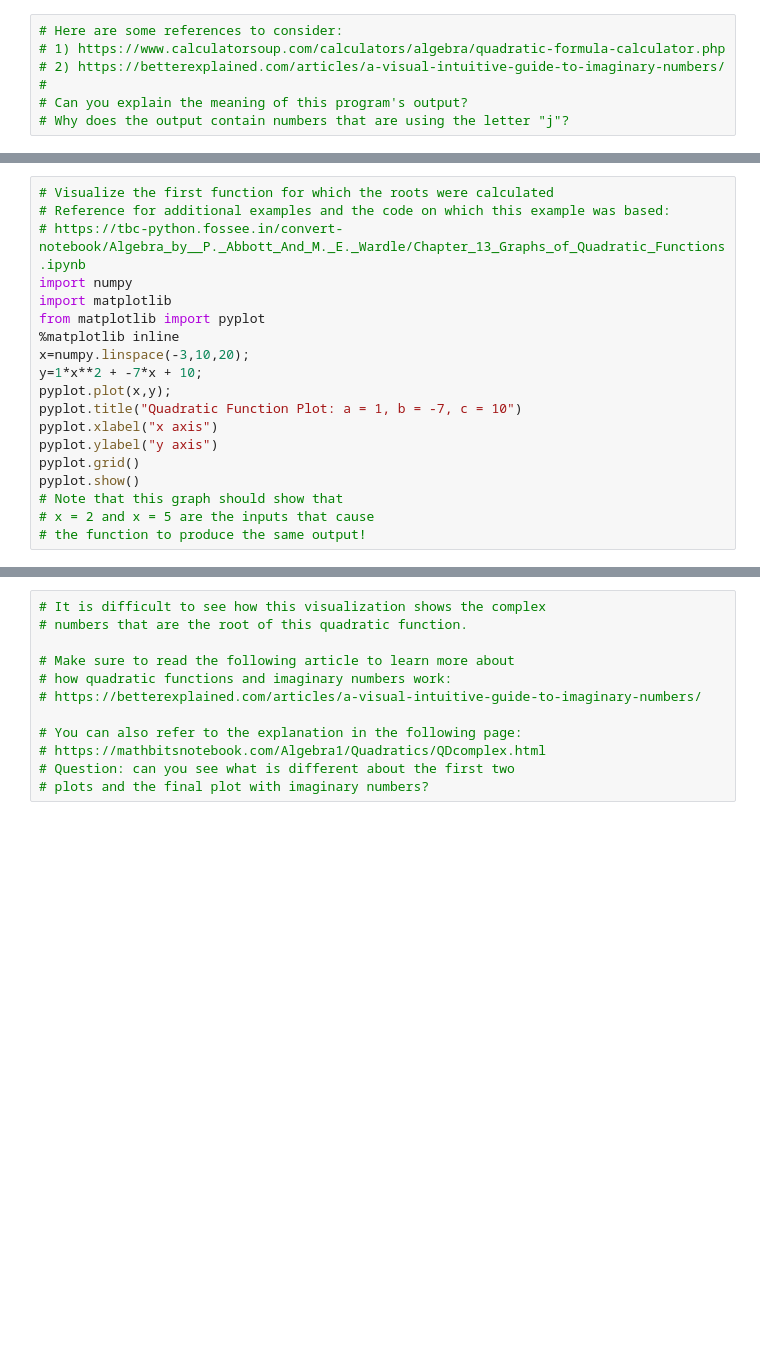
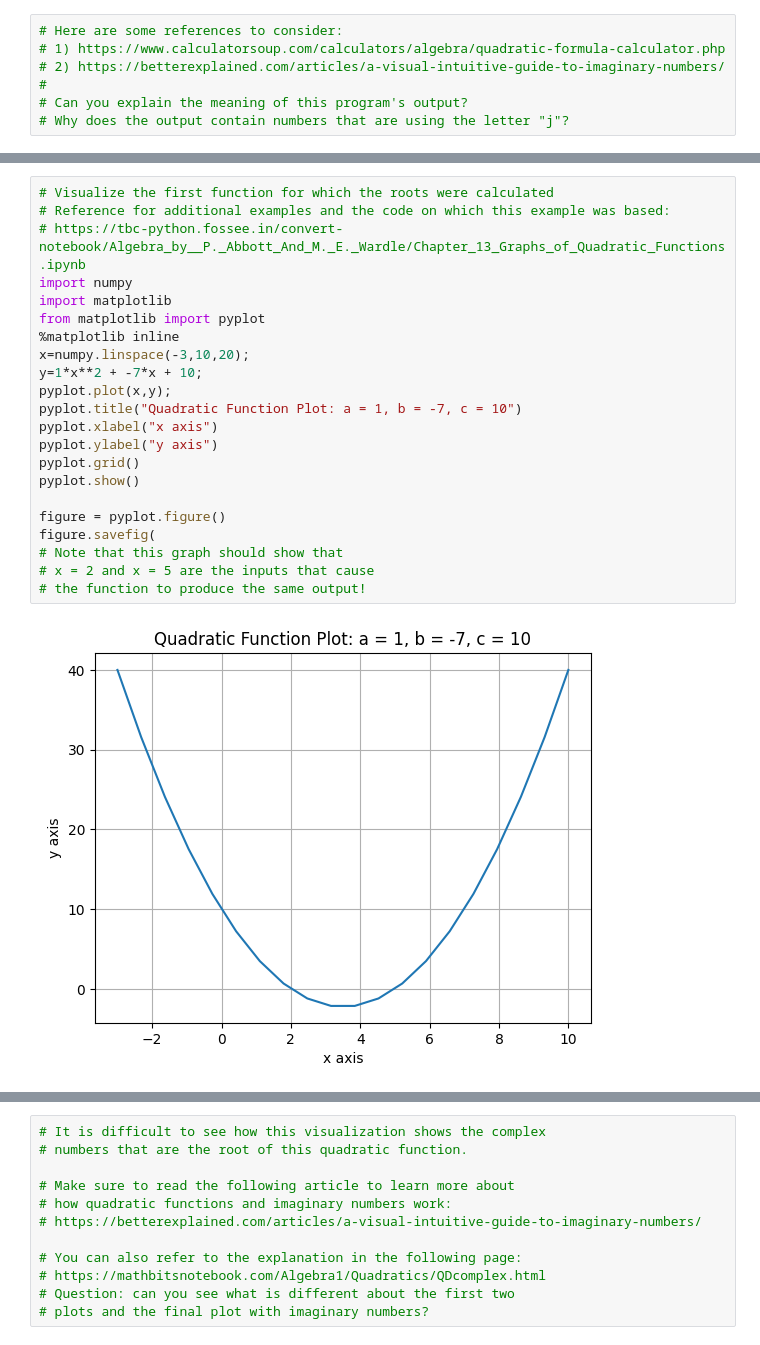
Before and after one commit to ProactiveProgrammers/www.proactiveprogrammers.com, a Jupyter notebook: files/discrete-structures/programming-constructs/calculate-quadratic-roots.ipynb, the cells around one changed output, grey strips where cells are left out. Cells and saved outputs as stored; diff of their text form; blank space fills up the shorter version.

```diff
--- a/files/discrete-structures/programming-constructs/calculate-quadratic-roots.ipynb
+++ b/files/discrete-structures/programming-constructs/calculate-quadratic-roots.ipynb
@@ -90,22 +102,27 @@ pyplot.show()
 # %%
 # Visualize the first function for which the roots were calculated
 # Reference for additional examples and the code on which this example was based:
 # https://tbc-python.fossee.in/convert-notebook/Algebra_by__P._Abbott_And_M._E._Wardle/Chapter_13_Graphs_of_Quadratic_Functions.ipynb
 import numpy
 import matplotlib
 from matplotlib import pyplot
 %matplotlib inline
 x=numpy.linspace(-3,10,20);
 y=1*x**2 + -7*x + 10;
 pyplot.plot(x,y);
 pyplot.title("Quadratic Function Plot: a = 1, b = -7, c = 10")
 pyplot.xlabel("x axis")
 pyplot.ylabel("y axis")
 pyplot.grid()
 pyplot.show()
+
+figure = pyplot.figure()
+figure.savefig(
 # Note that this graph should show that
 # x = 2 and x = 5 are the inputs that cause
 # the function to produce the same output!
+# %% [output]
+[figure, added]
 # %%
 # Visualize the first function for which the roots were calculated
 # Reference for additional examples and the code on which this example was based:
```
Also changed, not shown: parts of 5 cells of this notebook, 2 other files.
